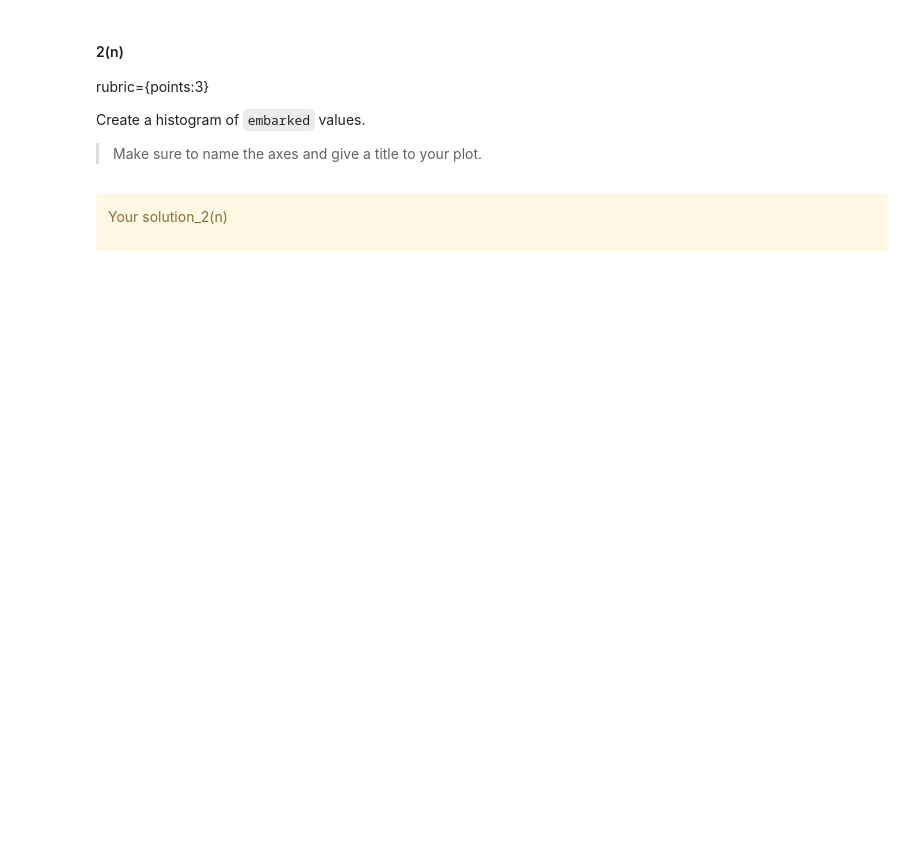
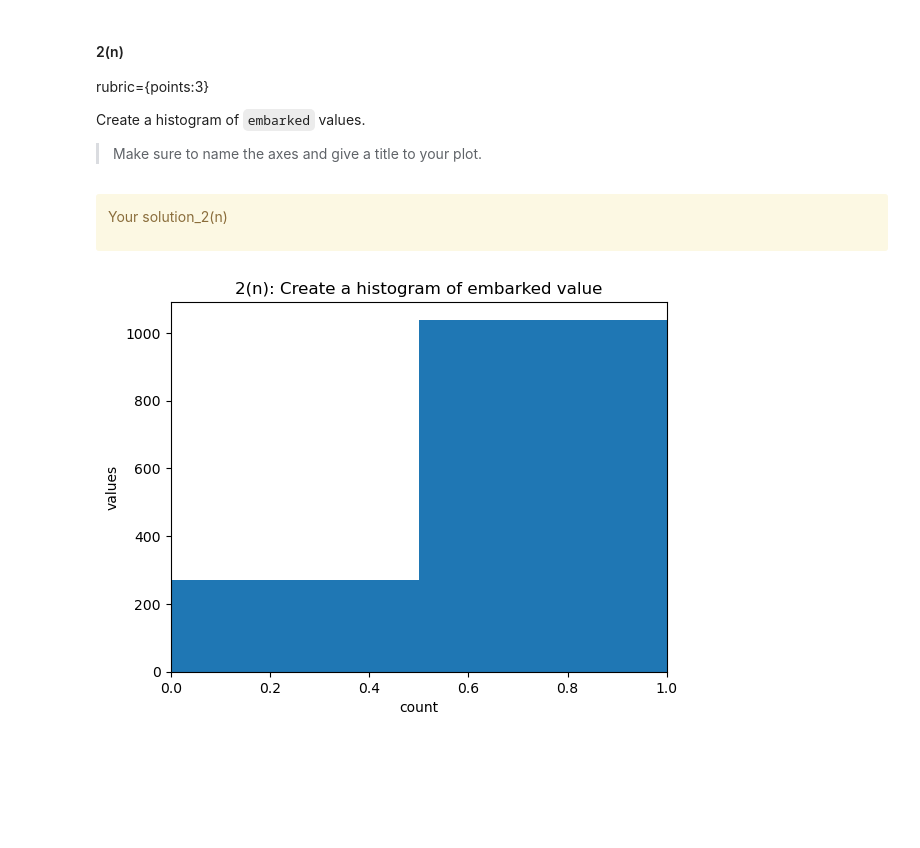
Before and after one commit to UBC-CS/cpsc330-2023W2, a Jupyter notebook: hw/hw1/hw1.ipynb, the cells around one changed output. Cells and saved outputs as stored; diff of their text form; code cells hidden in the pictures; blank space fills up the shorter version.

```diff
--- a/hw/hw1/hw1.ipynb
+++ b/hw/hw1/hw1.ipynb
@@ -337,3 +424,18 @@ Your solution_2(n)
+# %%
+#titanic_df.groupby(['embarked']).size().plot.hist()
+#sumC = titanic_df.query("embarked == 'C'")['embarked'].count()
+#sumS = titanic_df.query("embarked == 'S'")['embarked'].count()
+
+#titanic_df['embarked'] = np.where(titanic_df['embarked'] == 'C',0,1)
+#print(titanic_df['embarked'])
+titanic_df['embarked'].plot(kind = 'hist',bins=2)
+plt.xlabel('count')
+plt.ylabel('values')
+plt.title('2(n): Create a histogram of embarked value')
+plt.xlim(0,1)
+plt.show()
+# %% [output]
+[figure, added]
 # %% [markdown]
 <br><br><br><br>
 # %% [markdown]
```
Also changed, not shown: parts of 40 cells of this notebook, 4 other files.
